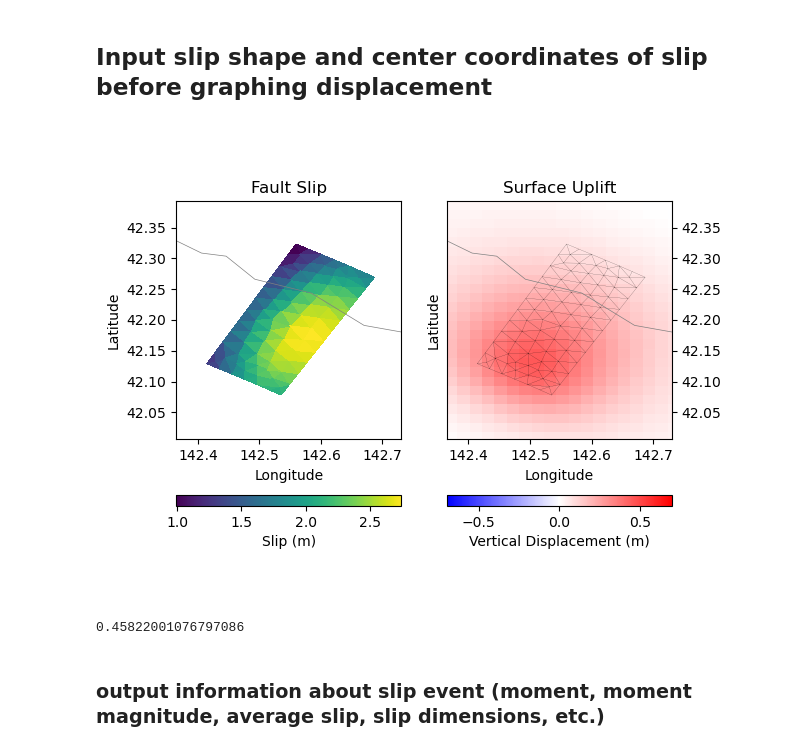
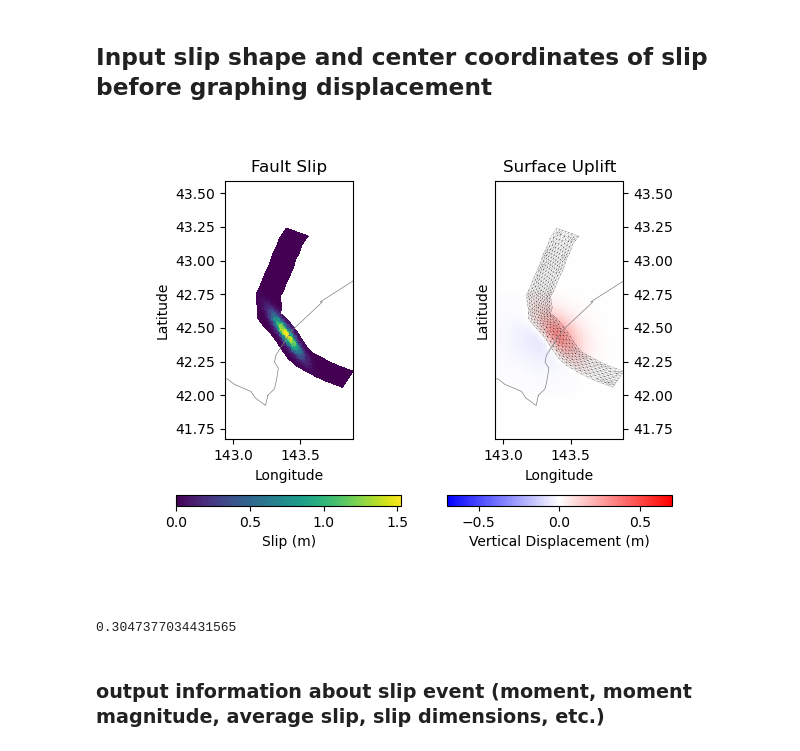
Before and after one commit to e-middleton/Emily_fault_displacement, a Jupyter notebook: fault_displacement.ipynb, the cells around one changed output. Cells and saved outputs as stored; diff of their text form; code cells hidden in the pictures.

```diff
--- a/fault_displacement.ipynb
+++ b/fault_displacement.ipynb
@@ -45,7 +45,7 @@ def wrap2360(lon):
 # %%
 # Read in source fault
 # filename = "cascadia.msh"
-filename = "japan.msh"
+filename = "TokAvg.msh"
 mesh = dict()
 meshobj = meshio.read(filename)
 mesh["file_name"] = filename
@@ -140,7 +140,7 @@ mesh["cart_nv"] = np.cross(cart_leg1, cart_leg2)
 
 mesh["area"] = ((np.linalg.norm(mesh["cart_nv"],axis=1))/2) * (1e6)
 # Plot the source fault
-
+plt.close('all')
 # Setting up axis limits
 xmin = np.mean(mesh["points"][:, 0]) - 3*np.std(mesh["points"][:, 0])
 xmax = np.mean(mesh["points"][:, 0]) + 3*np.std(mesh["points"][:, 0])
@@ -169,10 +169,10 @@ plt.show()
 # Show elements colored by strike
 fig, ax = plt.subplots()
 # Draw the fault
-ax.tripcolor(mesh["points"][:, 0], mesh["points"][:, 1], mesh["verts"], facecolors=mesh["strike"])
+ax.triplot(mesh["points"][:, 0], mesh["points"][:, 1], mesh["verts"], linewidth=0.25)
 # Add coastline
-ax.plot(coast.lon+360*(1-lon_corr), coast.lat, color="gray", linewidth=0.5)
-ax.set(xlim=(xmin-1, xmax+1), ylim=(ymin, ymax), aspect='equal')
+ax.plot(coast.lon+360*(1-lon_corr), coast.lat, color="gray", linewidth=0.25)
+ax.set(xlim=(xmin-1, xmax+1), ylim=(ymin-1, ymax+1), aspect='equal')
 plt.show()
 
 # #Show elements colored by depth
@@ -252,8 +252,8 @@ hf.close()
 # %%
 # Read disp_mat from file
 
-hf = h5py.File('disp_matUrahoroAvg.h5', 'r')
-disp_mat = np.array(hf["disp_matUrahoroAvg"])
+hf = h5py.File('disp_matIshikariAvg.h5', 'r')
+disp_mat = np.array(hf["disp_matIshikariAvg"])
 hf.close()
 # %%
 def radgauss(x0, y0, a, x, y, c):
@@ -307,18 +307,18 @@ def radgauss(x0, y0, a, x, y, c):
 # Radial slip distribution
 
 # Center coordinates of slip distribution
-lon_center = 142.578 #Tok: 143.4 ; 1982: 142.578
-lat_center = 42.172 #Tok: 42.45 ; 1982: 42.172
+lon_center = 143.4 #Tok: 143.4 ; 1982: 142.578
+lat_center = 42.45 #Tok: 42.45 ; 1982: 42.172
 sub_az = 290 #angle of the subduction azimuth
 
 # Stretch of slip gradient in x, y plus rotation angle
-slip_shape = np.array([0.09, 0.15, 230])
+slip_shape = np.array([0.025, 0.12, 145])
 #Tok: [0.025, 0.12, 145]
 #1892: [0.05, 0.08, 230]
 
 #s only magnitude, not direction for each triangle
 #2.5 means 2.5 m of slip is the max
-s = radgauss(lon_center, lat_center, 2.75, mesh["centroids"][:, 0], mesh["centroids"][:, 1], slip_shape)
+s = radgauss(lon_center, lat_center, 1.5488, mesh["centroids"][:, 0], mesh["centroids"][:, 1], slip_shape)
 mesh["slip"] = s
 # s = new_grid_slip
 # mesh["rake"] = new_rake_vals
@@ -393,35 +393,35 @@ ax[0].set_xlabel("Longitude")
 # Get limits of displacement that is being plotted
 #pred disp 2 means vertical displacement at the grid points (0 is east west and 1 is north/south) after matrix multiplication
 #plot_disp = (pred_disp[2::3] - ref_pred_disp[2::3])
 plot_disp = pred_disp[2::3]
 max_mag = np.max([np.max(plot_disp), np.abs(np.min(plot_disp))])
 #gdo = ax[2].pcolormesh(obsx, obsy, plot_disp.reshape(np.shape(obsx)), shading="auto", cmap="bwr", vmin=-max_mag, vmax=max_mag) #we can assume maxSlip=1, pos=red, neg=blue
 #set color scale to being UNIFORM not dependent on max for that run/trial
 #used to be vmin=-max_mag, vmax=max_mag, changing it to -0.5 = min, 0.5 = max
 gdo = ax[1].pcolormesh(obsx, obsy, plot_disp.reshape(np.shape(obsx)), shading="auto", cmap="bwr", vmin=-0.7, vmax=0.7)
 #fig.colorbar(gdo, ax=ax[2], orientation='horizontal')
 cbar = fig.colorbar(gdo, ax=ax[1], orientation='horizontal')
 cbar.set_label("Vertical Displacement (m)")
 # Draw the fault
 #ax[2].triplot(mesh["points"][:, 0], mesh["points"][:, 1], mesh["verts"], linewidth=0.25, color='k')
 ax[1].triplot(mesh["points"][:,0], mesh["points"][:,1], mesh["verts"], linewidth=0.1, color='k')
 # Add coastline
 # ax[2].plot(coast.lon+360*(1-lon_corr), coast.lat, color="gray", linewidth=0.5)
 # ax[2].set(xlim=(xmin, xmax), ylim=(ymin, ymax), aspect='equal')
 # ax[2].yaxis.tick_right()
 # ax[2].title.set_text("Grid displacement")
 ax[1].plot(coast.lon+360*(1-lon_corr), coast.lat, color="gray", linewidth=0.5)
 ax[1].set(xlim=(xmin, xmax), ylim=(ymin, ymax), aspect='equal')
 ax[1].yaxis.tick_right()
 plt.ylabel("Latitude")
 plt.xlabel("Longitude")
 ax[1].title.set_text("Surface Uplift")
 plt.show()
 
 print(np.max(pred_disp[2::3]))
 # %% [output]
-[figure, old version]
+[figure, new version]
-0.45822001076797086
+0.3047377034431565
 # %% [markdown]
 ### output information about slip event (moment, moment magnitude, average slip, slip dimensions, etc.)
 # %%
```
Also changed, not shown: parts of 6 cells of this notebook.
